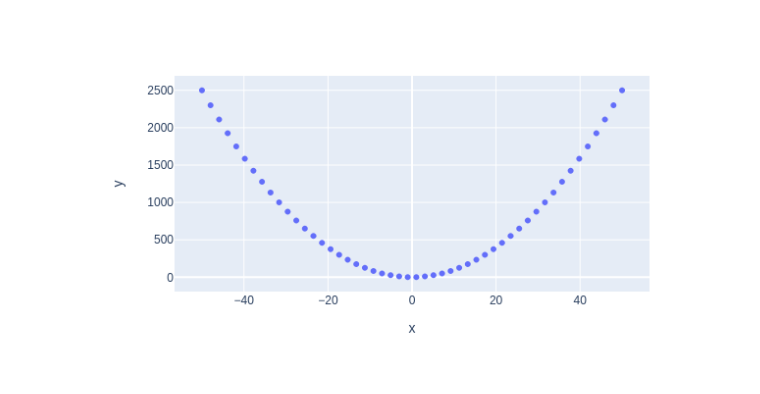
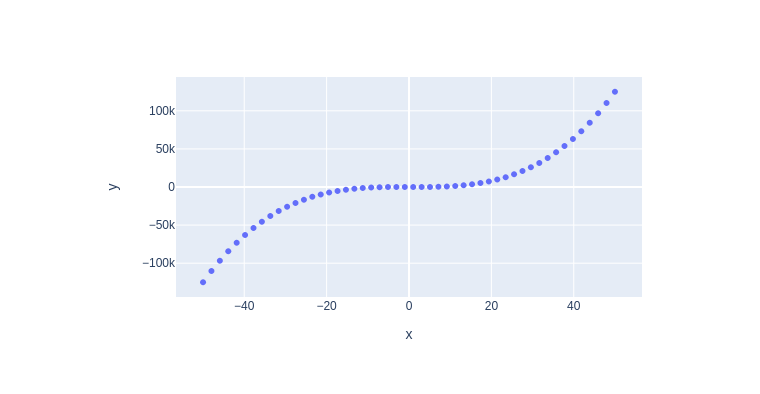
Before and after one commit to ajblum/my-notebooks-repo, a Jupyter notebook: experiment1.ipynb, the cells around one changed output. Saved outputs shown, nothing was run; the diff lists cells and outputs as text; code cells hidden in the pictures.

```diff
--- a/experiment1.ipynb
+++ b/experiment1.ipynb
@@ -4,7 +4,7 @@ import plotly.express as px
 # x-axis data points
 x = np.linspace(start=-50, stop=50)
 # y-axis data points
-y = x ** 2
+y = x ** 3
 # define the plot
 fig = px.scatter(x=x, y=y)
 fig.show()
@@ -13 +12 @@ fig.show()
-[figure, old version]
+[figure, new version]
```
Also changed, not shown: parts of 1 cell of this notebook.
